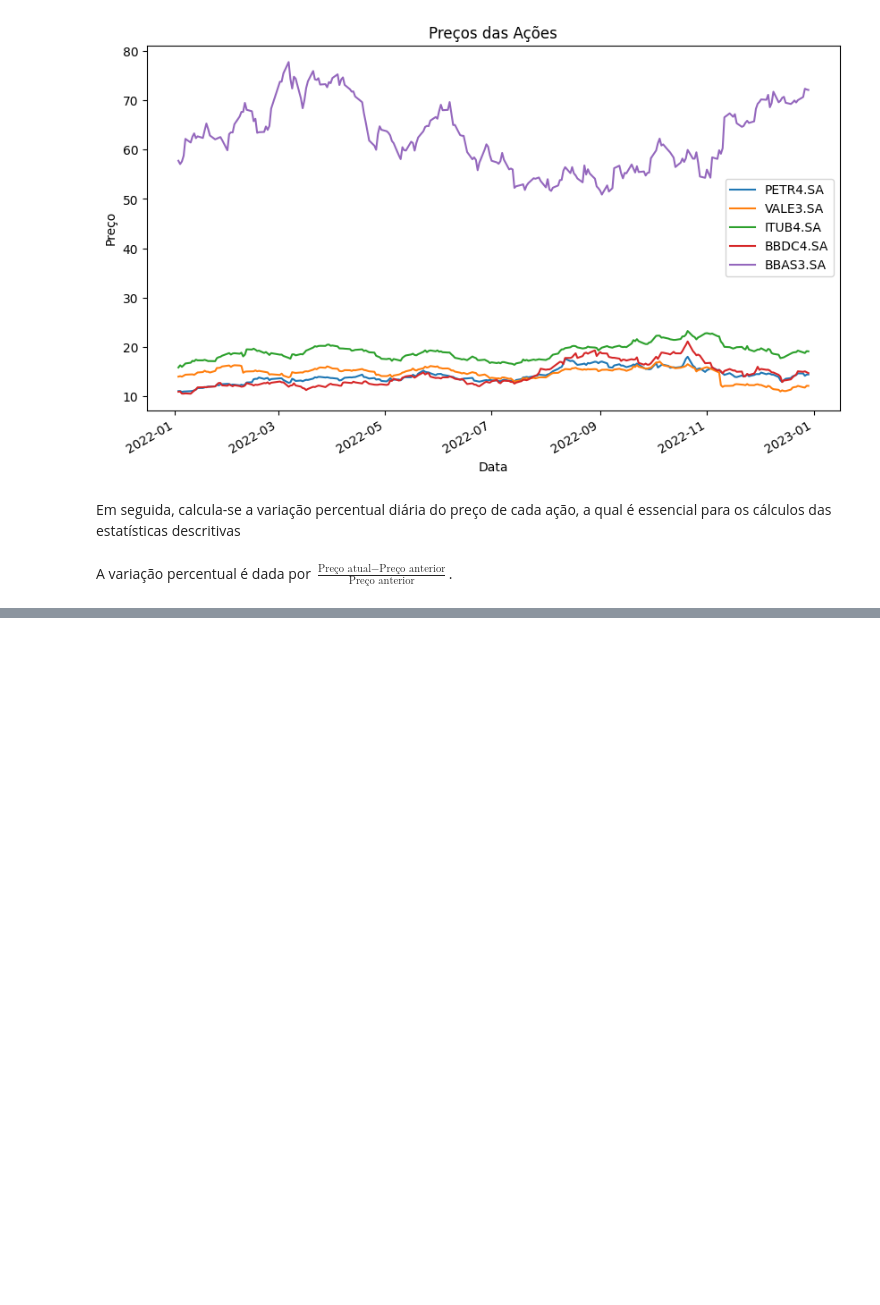
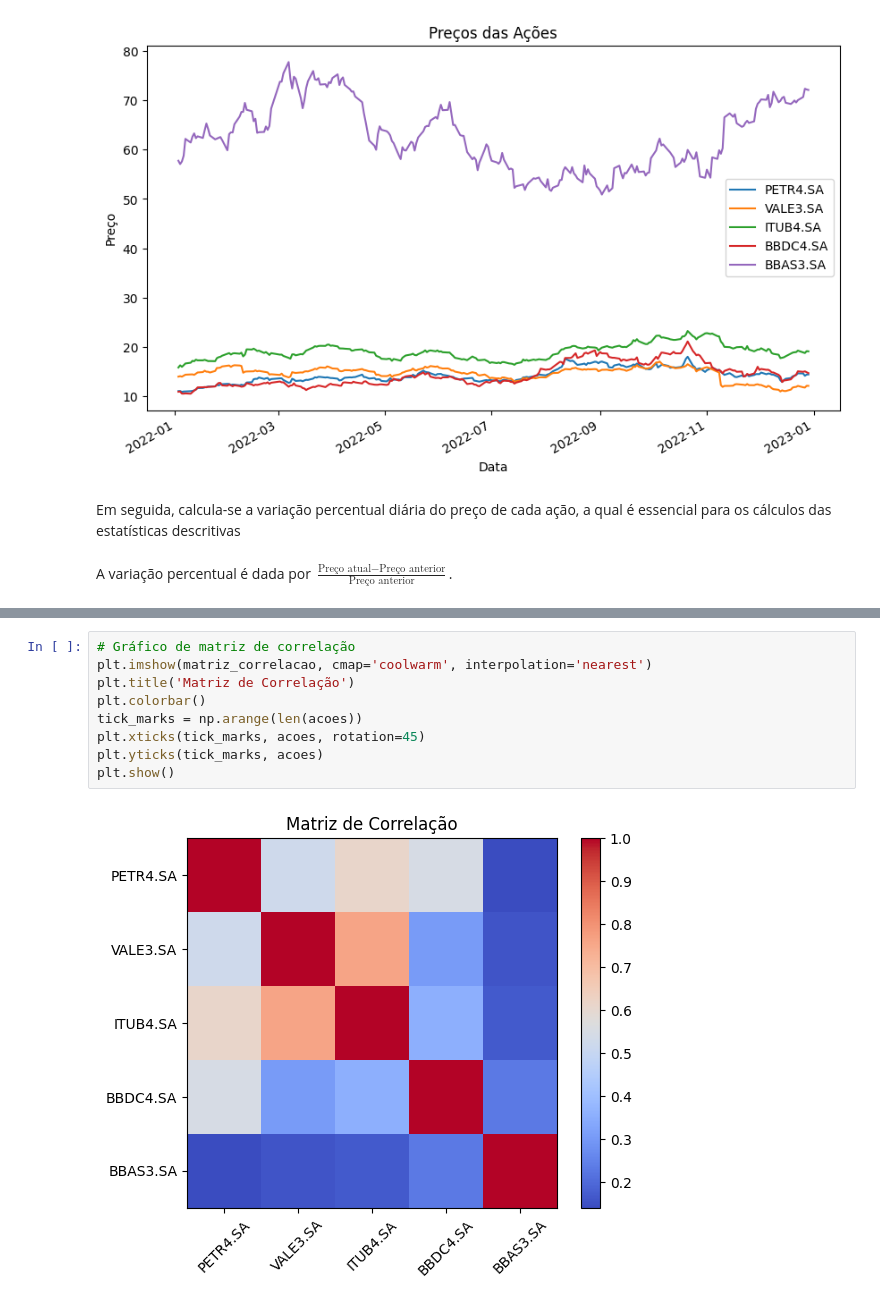
Before and after one commit to hermescosta/Hermes-2025-, a Jupyter notebook: Análise_de_portfólio_RBras_2023.ipynb, the cells around one changed output, grey strips where cells are left out. Saved outputs shown, nothing was run; the diff lists cells and outputs as text; blank space fills up the shorter version.

```diff
--- a/Análise_de_portfólio_RBras_2023.ipynb
+++ b/Análise_de_portfólio_RBras_2023.ipynb
@@ -119,0 +145,11 @@ A variação percentual é dada por $ \frac{\text{Preço atual} - \text{Preço a
+# %%
+# Gráfico de matriz de correlação
+plt.imshow(matriz_correlacao, cmap='coolwarm', interpolation='nearest')
+plt.title('Matriz de Correlação')
+plt.colorbar()
+tick_marks = np.arange(len(acoes))
+plt.xticks(tick_marks, acoes, rotation=45)
+plt.yticks(tick_marks, acoes)
+plt.show()
+# %% [output]
+[figure, added]
```
Also changed, not shown: parts of 6 cells of this notebook.
